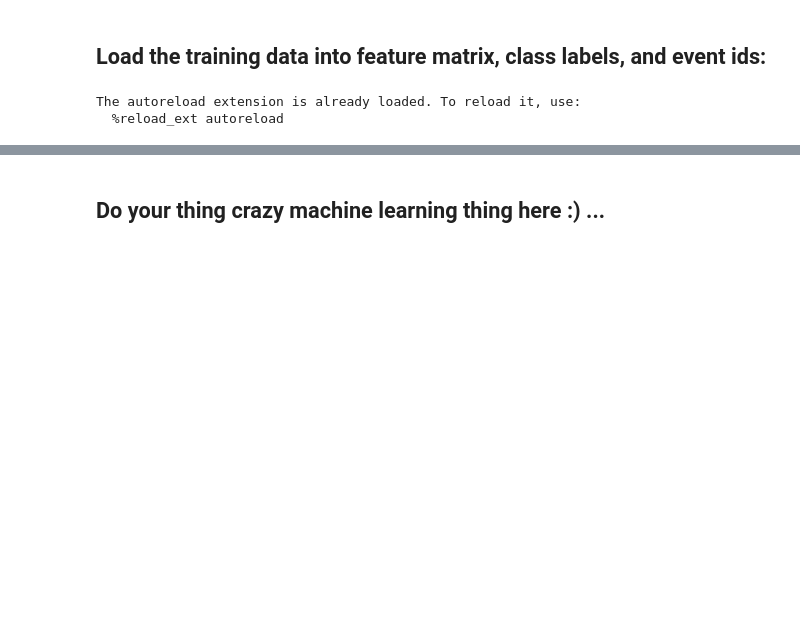
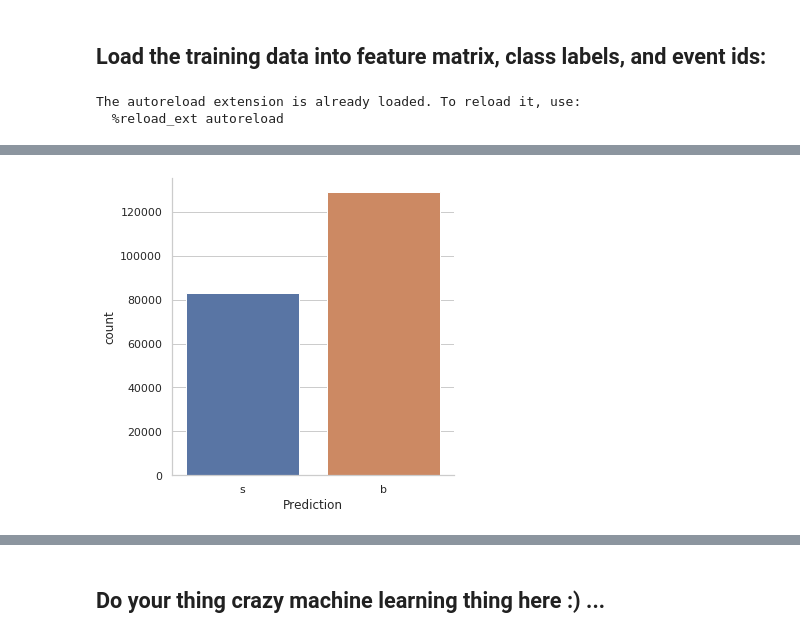
Before and after one commit to robinmamie/machine_learning, a Jupyter notebook: project1/scripts/project1.ipynb, the cells around one changed output, grey strips where cells are left out. Drawn from its saved outputs; the diff is of its cells as text; code cells hidden in the pictures; blank space fills up the shorter version.

```diff
--- a/project1/scripts/project1.ipynb
+++ b/project1/scripts/project1.ipynb
@@ -28,2 +40,9 @@ hb = hb.drop(['Id'], 1)
+# %%
+
+import seaborn as sns
+sns.set(style="whitegrid")
+g = sns.catplot(data=hb[hb.DER_mass_MMC != -999], x='Prediction', kind='count')
+# %% [output]
+[figure, added]
 # %%
 def cleanDataSet(dataset):
```
Also changed, not shown: parts of 14 cells of this notebook, 2 other files.
